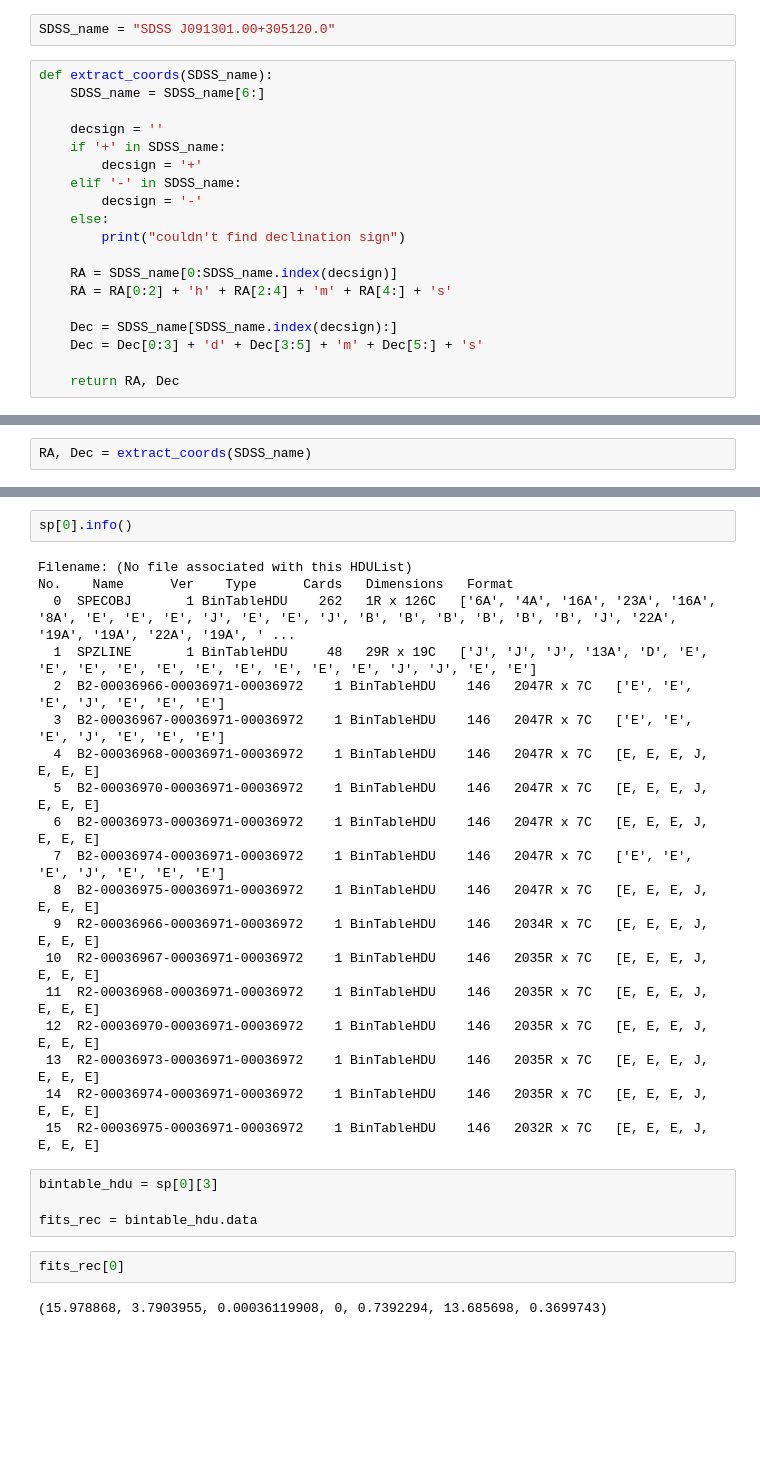
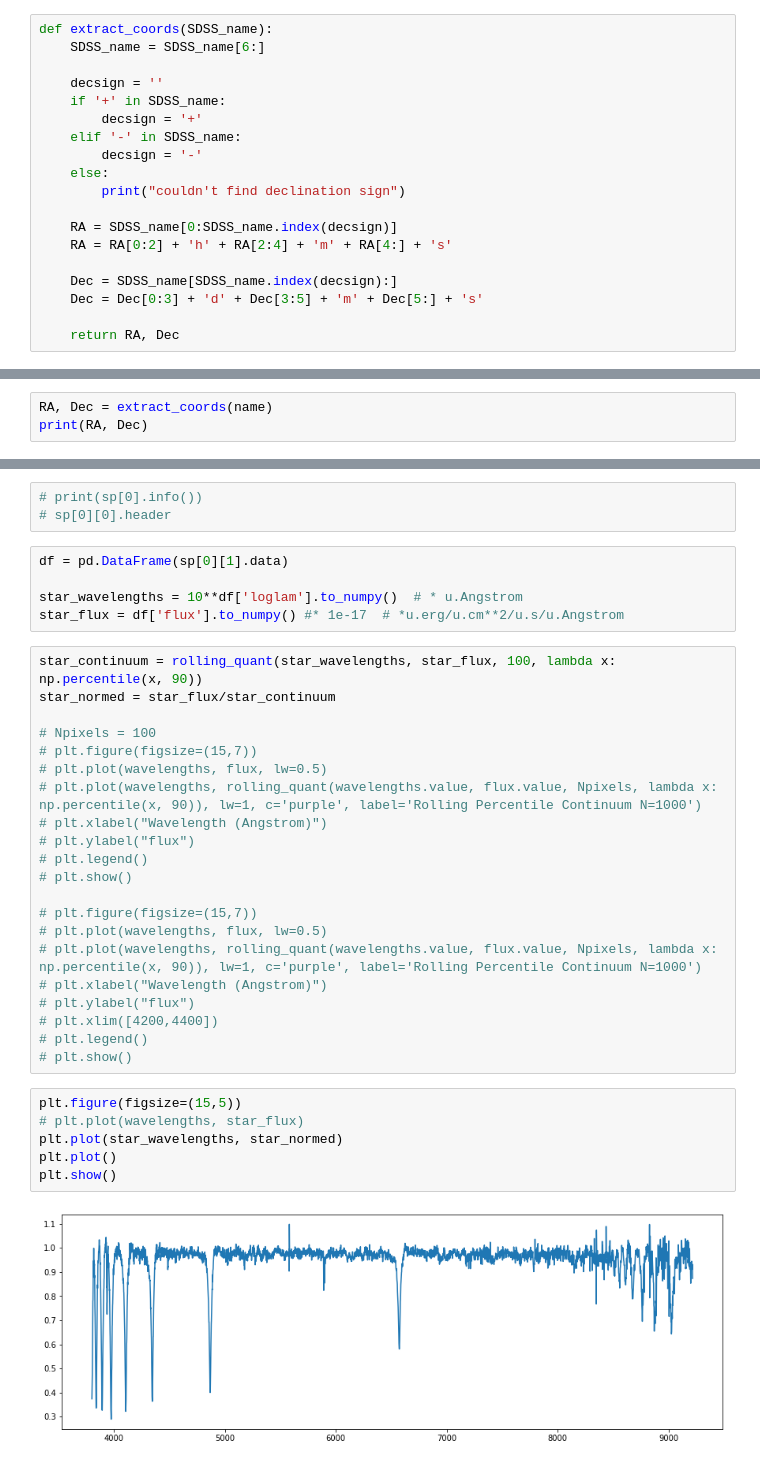
Before and after one commit to nabeelre/gaia-sdss-hvs, a Jupyter notebook: spectra.ipynb, the cells around one changed output, grey strips where cells are left out. Drawn from its saved outputs; the diff is of its cells as text; blank space fills up the shorter version.

```diff
--- a/spectra.ipynb
+++ b/spectra.ipynb
@@ -21,5 +14,3 @@ names = [
-# %%
-SDSS_name = "SDSS J091301.00+305120.0"
 # %%
 def extract_coords(SDSS_name):
     SDSS_name = SDSS_name[6:]
@@ -42,4 +64,5 @@ def extract_coords(SDSS_name):
 # %%
-RA, Dec = extract_coords(SDSS_name)
+RA, Dec = extract_coords(name)
+print(RA, Dec)
 # %%
 pos = coord.SkyCoord(RA + ' ' + Dec, frame='icrs')
@@ -77,29 +100,37 @@ None
-# %%
-sp[0].info()
-# %% [output]
-Filename: (No file associated with this HDUList)
-No.    Name      Ver    Type      Cards   Dimensions   Format
-  0  SPECOBJ       1 BinTableHDU    262   1R x 126C   ['6A', '4A', '16A', '23A', '16A', '8A', 'E', 'E', 'E', 'J', 'E', 'E', 'J', 'B', 'B', 'B', 'B', 'B', 'B', 'J', '22A', '19A', '19A', '22A', '19A', ' ...
-  1  SPZLINE       1 BinTableHDU     48   29R x 19C   ['J', 'J', 'J', '13A', 'D', 'E', 'E', 'E', 'E', 'E', 'E', 'E', 'E', 'E', 'E', 'J', 'J', 'E', 'E']
-  2  B2-00036966-00036971-00036972    1 BinTableHDU    146   2047R x 7C   ['E', 'E', 'E', 'J', 'E', 'E', 'E']
-  3  B2-00036967-00036971-00036972    1 BinTableHDU    146   2047R x 7C   ['E', 'E', 'E', 'J', 'E', 'E', 'E']
-  4  B2-00036968-00036971-00036972    1 BinTableHDU    146   2047R x 7C   [E, E, E, J, E, E, E]
-  5  B2-00036970-00036971-00036972    1 BinTableHDU    146   2047R x 7C   [E, E, E, J, E, E, E]
-  6  B2-00036973-00036971-00036972    1 BinTableHDU    146   2047R x 7C   [E, E, E, J, E, E, E]
-  7  B2-00036974-00036971-00036972    1 BinTableHDU    146   2047R x 7C   ['E', 'E', 'E', 'J', 'E', 'E', 'E']
-  8  B2-00036975-00036971-00036972    1 BinTableHDU    146   2047R x 7C   [E, E, E, J, E, E, E]
-  9  R2-00036966-00036971-00036972    1 BinTableHDU    146   2034R x 7C   [E, E, E, J, E, E, E]
- 10  R2-00036967-00036971-00036972    1 BinTableHDU    146   2035R x 7C   [E, E, E, J, E, E, E]
- 11  R2-00036968-00036971-00036972    1 BinTableHDU    146   2035R x 7C   [E, E, E, J, E, E, E]
- 12  R2-00036970-00036971-00036972    1 BinTableHDU    146   2035R x 7C   [E, E, E, J, E, E, E]
- 13  R2-00036973-00036971-00036972    1 BinTableHDU    146   2035R x 7C   [E, E, E, J, E, E, E]
- 14  R2-00036974-00036971-00036972    1 BinTableHDU    146   2035R x 7C   [E, E, E, J, E, E, E]
- 15  R2-00036975-00036971-00036972    1 BinTableHDU    146   2032R x 7C   [E, E, E, J, E, E, E]
+# %%
+# print(sp[0].info())
+# sp[0][0].header
 # %%
-bintable_hdu = sp[0][3]
+df = pd.DataFrame(sp[0][1].data)
 
-fits_rec = bintable_hdu.data
+star_wavelengths = 10**df['loglam'].to_numpy()  # * u.Angstrom
+star_flux = df['flux'].to_numpy() #* 1e-17  # *u.erg/u.cm**2/u.s/u.Angstrom
-# %%
-fits_rec[0]
-# %% [output]
-(15.978868, 3.7903955, 0.00036119908, 0, 0.7392294, 13.685698, 0.3699743)
+# %%
+star_continuum = rolling_quant(star_wavelengths, star_flux, 100, lambda x: np.percentile(x, 90))
+star_normed = star_flux/star_continuum
+
+# Npixels = 100
+# plt.figure(figsize=(15,7))
+# plt.plot(wavelengths, flux, lw=0.5)
+# plt.plot(wavelengths, rolling_quant(wavelengths.value, flux.value, Npixels, lambda x: np.percentile(x, 90)), lw=1, c='purple', label='Rolling Percentile Continuum N=1000')
+# plt.xlabel("Wavelength (Angstrom)")
+# plt.ylabel("flux")
+# plt.legend()
+# plt.show()
+
+# plt.figure(figsize=(15,7))
+# plt.plot(wavelengths, flux, lw=0.5)
+# plt.plot(wavelengths, rolling_quant(wavelengths.value, flux.value, Npixels, lambda x: np.percentile(x, 90)), lw=1, c='purple', label='Rolling Percentile Continuum N=1000')
+# plt.xlabel("Wavelength (Angstrom)")
+# plt.ylabel("flux")
+# plt.xlim([4200,4400])
+# plt.legend()
+# plt.show()
+# %%
+plt.figure(figsize=(15,5))
+# plt.plot(wavelengths, star_flux)
+plt.plot(star_wavelengths, star_normed)
+plt.plot()
+plt.show()
+# %% [output]
+[figure, added]
```
Also changed, not shown: parts of 14 cells of this notebook.
